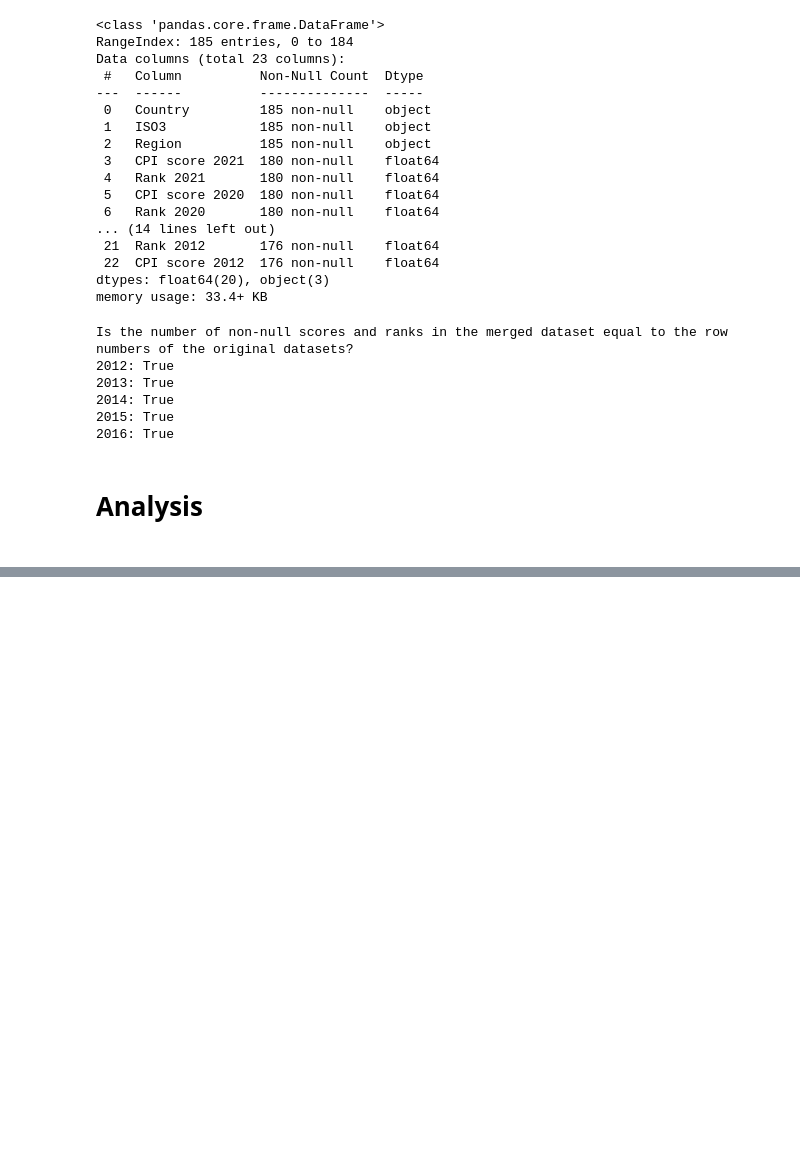
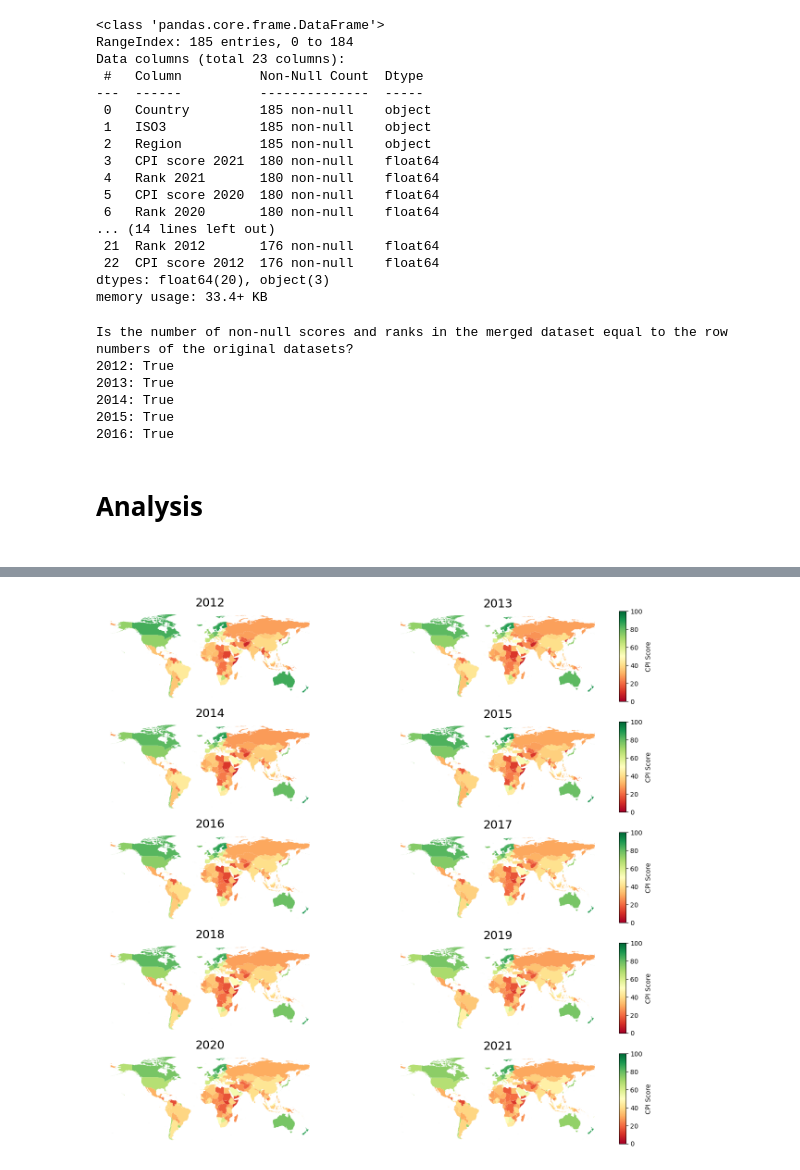
Before and after one commit to wanzulfikri/cpi_analysis, a Jupyter notebook: CPI 2012-2021.ipynb, the cells around one changed output, grey strips where cells are left out. Cells and saved outputs as stored; diff of their text form; code cells hidden in the pictures; blank space fills up the shorter version.

Commit message:
Add Taiwan to the map and plot average worldwide CPI

```diff
--- a/CPI 2012-2021.ipynb
+++ b/CPI 2012-2021.ipynb
@@ -1001,0 +724,20 @@ world[world["NAME_EN"].str.match(".*T.*")]
+# %%
+# Taiwan is not included because its boundary is already covered by China
+missing_countries = ["Norway", "Kosovo", "France"]
+
+# Generate an array of column names in which each year has its corresponding CPI score and Rank
+def gen_col_names():
+    col_names = []
+    for num in reversed(range(12,22)):
+        col_names.append("CPI score 20{}".format(num))
+        col_names.append("Rank 20{}".format(num))
+
+    return col_names
+col_names = gen_col_names()
+
+# Fill the missing values for countries in missing_countries
+for country in missing_countries:
+    for col_name in col_names:
+        map_cpi.loc[map_cpi["NAME_EN"] == country, [col_name]] = CPI[CPI["Country"] == country].loc[:, col_name].iloc[0]
+
+map_cpi[map_cpi["NAME_EN"].isin(missing_countries)].loc[:,"NAME_EN":"Rank 2012"]
@@ -1001,0 +749,44 @@ world[world["NAME_EN"].str.match(".*T.*")]
+# %%
+fig, map_axes = plt.subplots(5,2, figsize=(15,15))
+
+from mpl_toolkits.axes_grid1 import make_axes_locatable
+
+year = 2012
+
+for ax_tuple in map_axes:
+    for ax in ax_tuple:
+        if year % 2 != 0:
+            divider = make_axes_locatable(ax)
+            cax = divider.append_axes("right", size="3%", pad=0.1)
+            ax.set_axis_off()
+            ax.set_title(year,fontsize=18)
+            map_cpi.plot(column='CPI score {}'.format(year),
+                         ax=ax,
+                         legend=True,
+                         legend_kwds={'label': "CPI Score"},
+                         cax=cax,
+                         cmap='RdYlGn',
+                         vmin=0,
+                         vmax=100
+                        );
+
+        else:
+            ax.set_axis_off()
+            ax.set_title(year,fontsize=18)
+            map_cpi.plot(column='CPI score {}'.format(year),
+                         ax=ax,
+                         cmap='RdYlGn',
+                         vmin=0,
+                         vmax=100
+                        );
+        # plot Taiwan after the main map, so it can overlap China
+        taiwan_map_cpi.plot(
+                            column='CPI score {}'.format(year),
+                            ax=ax,
+                            cmap='RdYlGn',
+                            vmin=0,
+                            vmax=100
+                            )
+        year+=1
+# %% [output]
+[figure, added]
```
Also changed, not shown: parts of 40 cells of this notebook.
